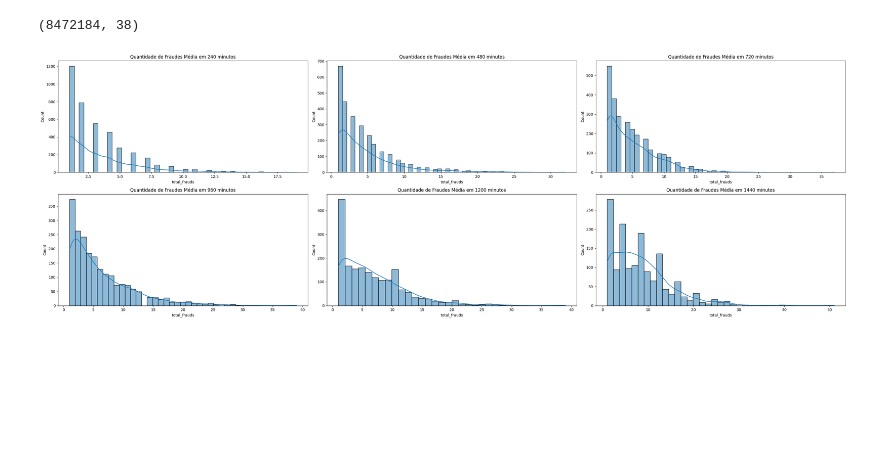
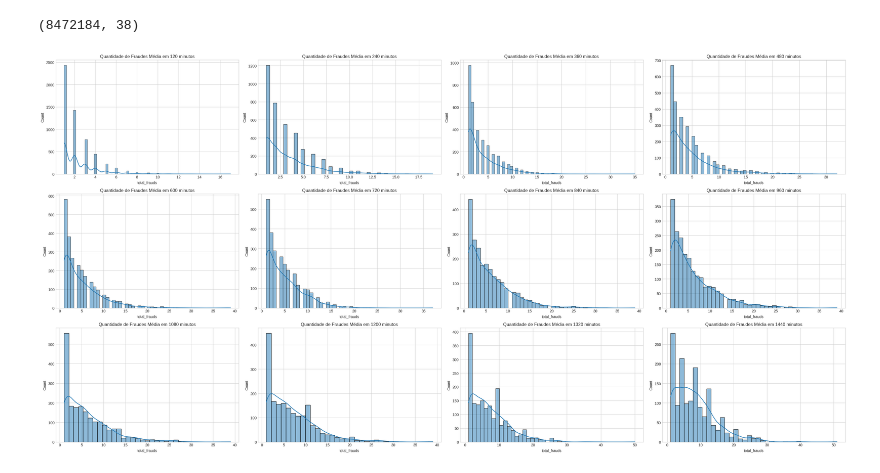
Before and after one commit to Angelicogfa/tcc_mba_datascience_analytics_usp_esalq, a Jupyter notebook: 03-modelagem.ipynb, the cells around one changed output. Cells and saved outputs as stored; diff of their text form; code cells hidden in the pictures; blank space fills up the shorter version.

```diff
--- a/03-modelagem.ipynb
+++ b/03-modelagem.ipynb
@@ -92,33 +94,33 @@ df = df.with_columns(
     pl.when(pl.col('target') == 'Yes').then(1).otherwise(0).alias('target')
 )
 # %%
-minutes = [240, 480, 720, 960, 1200, 1440] #[15, 30, 60, 90, 120, 180, 240, 300, 360, 420, 480, 540, 600, 660, 720, 1440]
+minutes = [120, 240, 360, 480, 600, 720, 840, 960, 1080, 1200, 1320, 1440] #[15, 30, 60, 90, 120, 180, 240, 300, 360, 420, 480, 540, 600, 660, 720, 1440] # [240, 480, 720, 960]#
 df_time = df.to_pandas()
 
 # Define número de colunas
-cols = 3
+cols = 4
 # Calcula número de linhas necessárias
 rows = math.ceil(len(minutes) / cols)
 
 plt.figure(figsize=(30, 5 * rows))  # Ajuste proporcional ao número de linhas
 
 for i, minute in enumerate(minutes):
     plt.subplot(rows, cols, i + 1)
     plt.title(f'Quantidade de Fraudes Média em {minute} minutos')
 
     df_minutes = pd.DataFrame()
     df_minutes['slide_date'] = df_time['date'].dt.floor(f'{minute}T')
     df_minutes['target'] = df_time['target']
 
     df_minutes = df_minutes.groupby(by='slide_date').agg({'target': 'sum'}).reset_index()
     df_minutes.columns = ['slide_date', 'total_frauds']
 
     sns.histplot(df_minutes.query('total_frauds > 0')['total_frauds'], kde=True)
 
 plt.tight_layout()
 plt.show()
 # %% [output]
-[figure, old version]
+[figure, new version]
 # %%
 import numpy as np
 import pandas as pd
```
Also changed, not shown: parts of 12 cells of this notebook.
